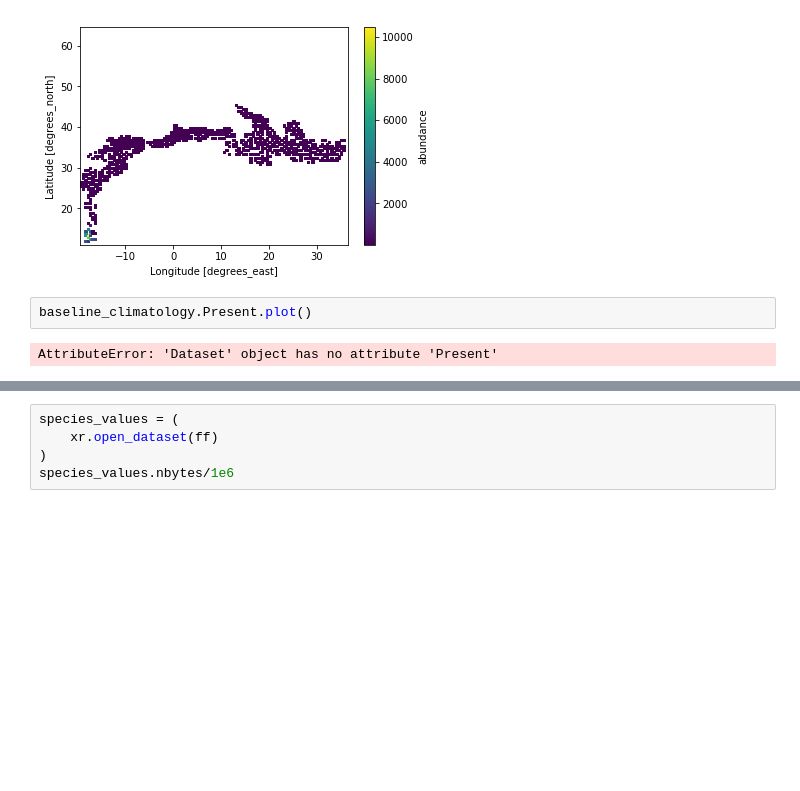
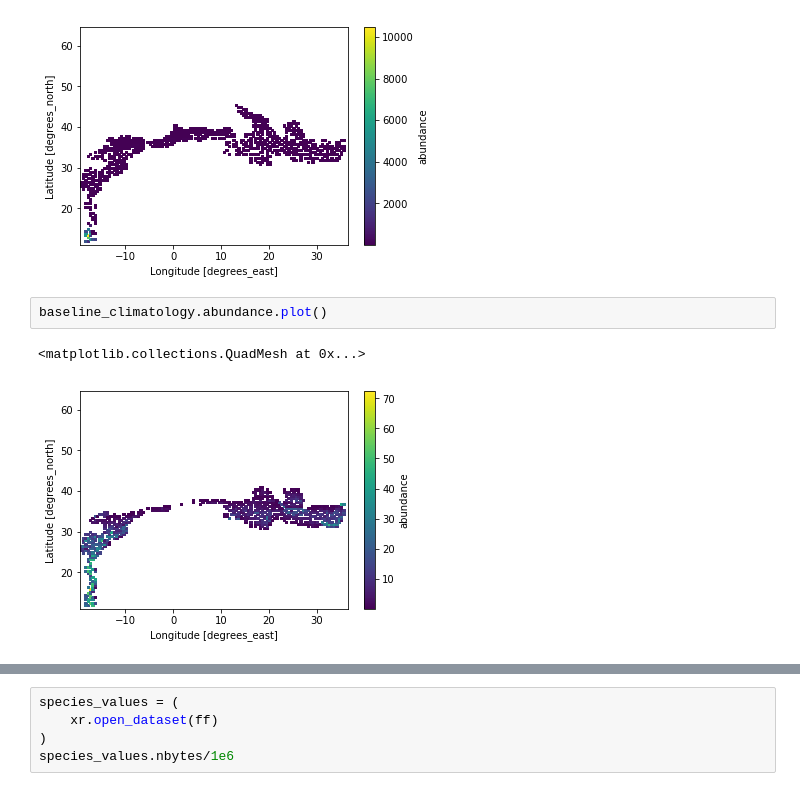
Before and after one commit to pmlrsg/c3smcf, a Jupyter notebook: notebooks/05_Use-Case-Fish-Abundance.ipynb, the cells around one changed output, grey strips where cells are left out. Cells and saved outputs as stored; diff of their text form; blank space fills up the shorter version.

```diff
--- a/notebooks/05_Use-Case-Fish-Abundance.ipynb
+++ b/notebooks/05_Use-Case-Fish-Abundance.ipynb
@@ -764,9 +764,10 @@ future_climatology.abundance.plot()
 <matplotlib.collections.QuadMesh at 0x...>
 [figure]
 # %%
-baseline_climatology.Present.plot()
+baseline_climatology.abundance.plot()
 # %% [output]
-AttributeError: 'Dataset' object has no attribute 'Present'
+<matplotlib.collections.QuadMesh at 0x...>
+[figure, added]
 # %%
 
 future_climatology.Future.plot()
```
Also changed, not shown: parts of 3 cells of this notebook.
